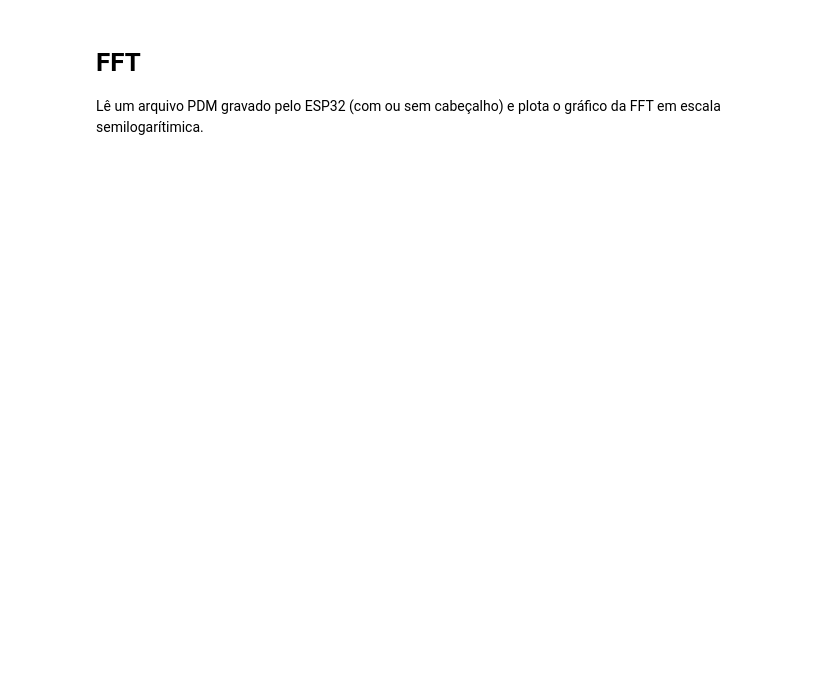
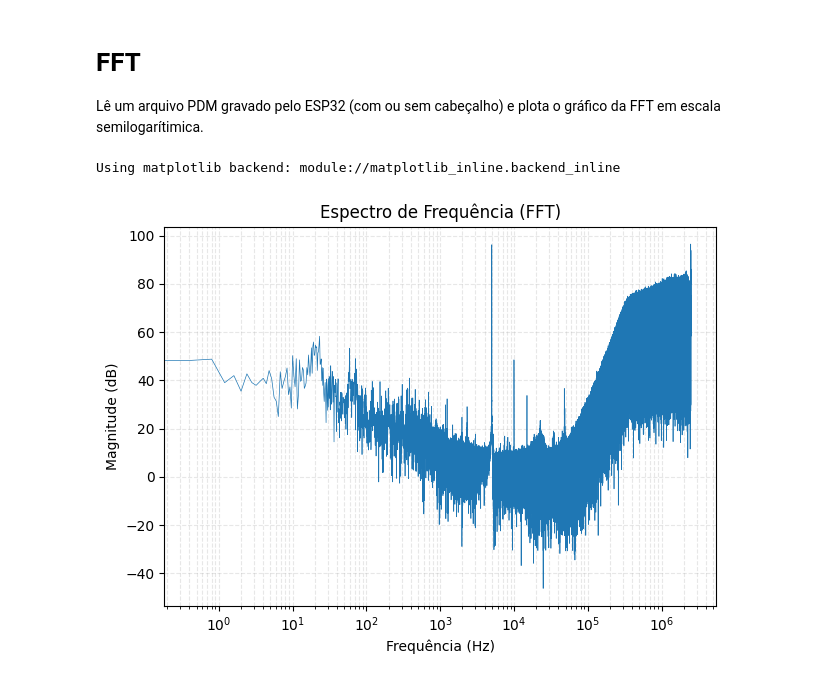
Before and after one commit to pfasantos/python-dsp, a Jupyter notebook: fft/fft.ipynb, the cells around one changed output. Drawn from its saved outputs; the diff is of its cells as text; code cells hidden in the pictures; blank space fills up the shorter version.

```diff
--- a/fft/fft.ipynb
+++ b/fft/fft.ipynb
@@ -148,3 +148,10 @@ def pcm_wav(filename, fs, output_wav="output.wav"):
 
    # Escrita do arquivo WAV
     wavfile.write(output_wav, fs, data)
+# %%
+%matplotlib
+s,f = fft("original.raw", 5e6, 32, True)
+plot(s,f)
+# %% [output]
+Using matplotlib backend: module://matplotlib_inline.backend_inline
+[figure, added]
```
Also changed, not shown: 9 other files.
